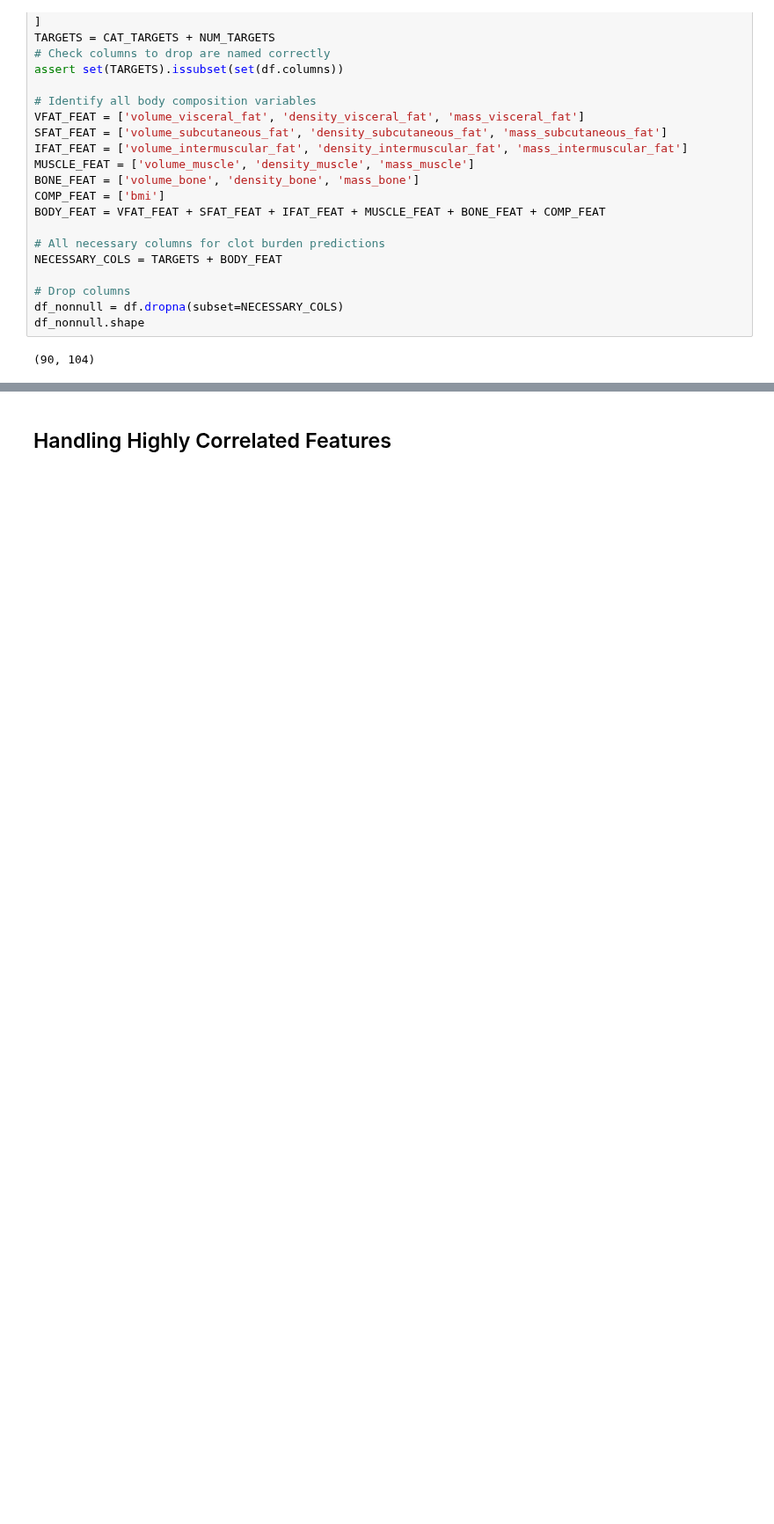
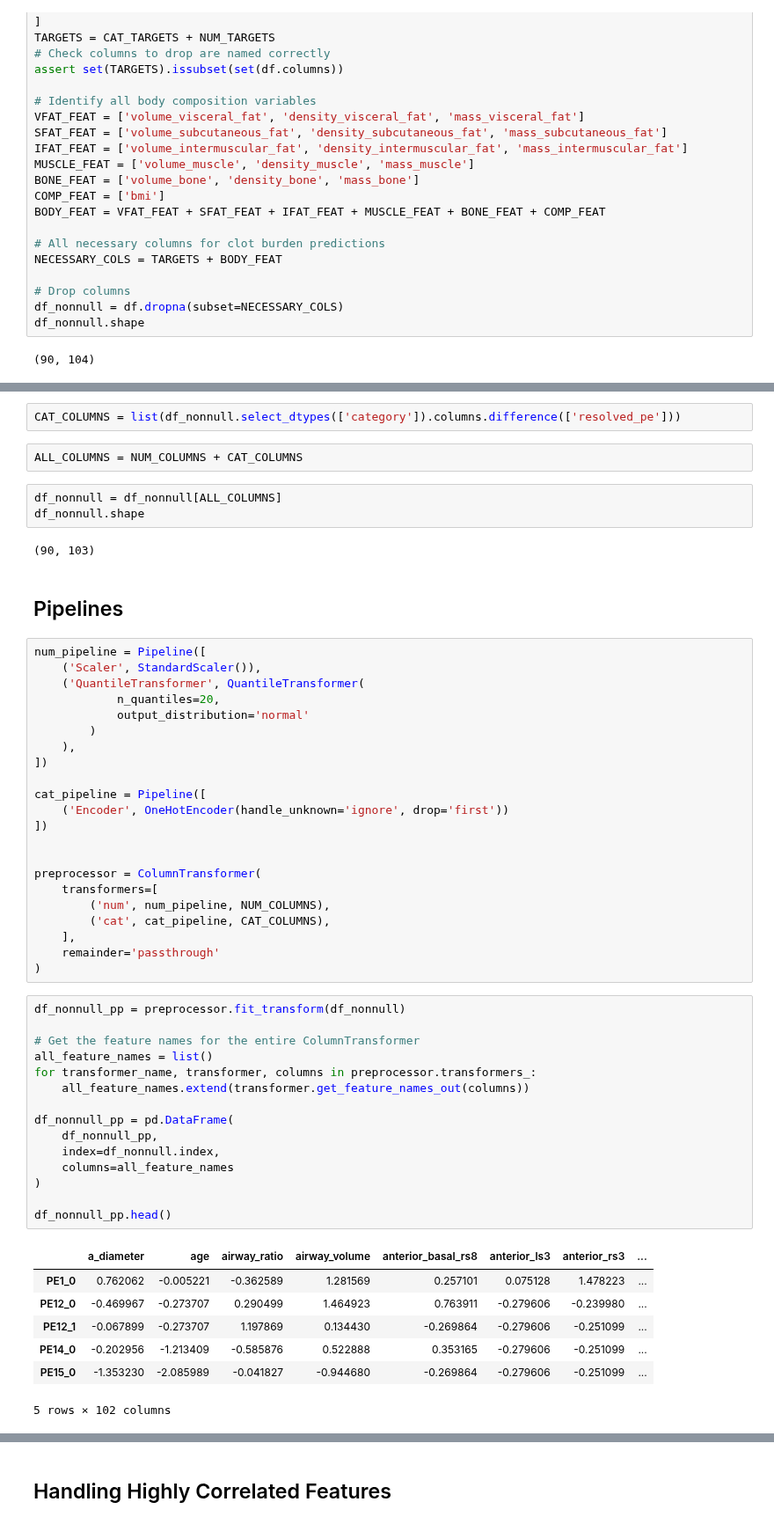
Before and after one commit to qaust/iCPET, a Jupyter notebook: src/ols.ipynb, the cells around one changed output, grey strips where cells are left out. Shown at 88% size. Drawn from its saved outputs; the diff is of its cells as text; blank space fills up the shorter version.

```diff
--- a/src/ols.ipynb
+++ b/src/ols.ipynb
@@ -116,2 +118,58 @@ df_nonnull.shape
+# %%
+CAT_COLUMNS = list(df_nonnull.select_dtypes(['category']).columns.difference(['resolved_pe']))
+# %%
+ALL_COLUMNS = NUM_COLUMNS + CAT_COLUMNS
+# %%
+df_nonnull = df_nonnull[ALL_COLUMNS]
+df_nonnull.shape
+# %% [output]
+(90, 103)
+# %% [markdown]
+## Pipelines
+# %%
+num_pipeline = Pipeline([
+	('Scaler', StandardScaler()),
+	('QuantileTransformer', QuantileTransformer(
+			n_quantiles=20,
+			output_distribution='normal'
+		)
+	),
+])
+
+cat_pipeline = Pipeline([
+	('Encoder', OneHotEncoder(handle_unknown='ignore', drop='first'))
+])
+
+
+preprocessor = ColumnTransformer(
+    transformers=[
+        ('num', num_pipeline, NUM_COLUMNS),
+        ('cat', cat_pipeline, CAT_COLUMNS),
+	],
+	remainder='passthrough'
+)
+# %%
+df_nonnull_pp = preprocessor.fit_transform(df_nonnull)
+
+# Get the feature names for the entire ColumnTransformer
+all_feature_names = list()
+for transformer_name, transformer, columns in preprocessor.transformers_:
+	all_feature_names.extend(transformer.get_feature_names_out(columns))
+
+df_nonnull_pp = pd.DataFrame(
+	df_nonnull_pp,
+	index=df_nonnull.index,
+	columns=all_feature_names
+)
+
+df_nonnull_pp.head()
+# %% [output]
+|  | a_diameter | age | airway_ratio | airway_volume | anterior_basal_rs8 | anterior_ls3 | anterior_rs3 | ... |
+| PE1_0 | 0.762062 | -0.005221 | -0.362589 | 1.281569 | 0.257101 | 0.075128 | 1.478223 | ... |
+| PE12_0 | -0.469967 | -0.273707 | 0.290499 | 1.464923 | 0.763911 | -0.279606 | -0.239980 | ... |
+| PE12_1 | -0.067899 | -0.273707 | 1.197869 | 0.134430 | -0.269864 | -0.279606 | -0.251099 | ... |
+| PE14_0 | -0.202956 | -1.213409 | -0.585876 | 0.522888 | 0.353165 | -0.279606 | -0.251099 | ... |
+| PE15_0 | -1.353230 | -2.085989 | -0.041827 | -0.944680 | -0.269864 | -0.279606 | -0.251099 | ... |
+5 rows × 102 columns
 # %%
 # Separate X
```
Also changed, not shown: parts of 15 cells of this notebook, 2 other files.
